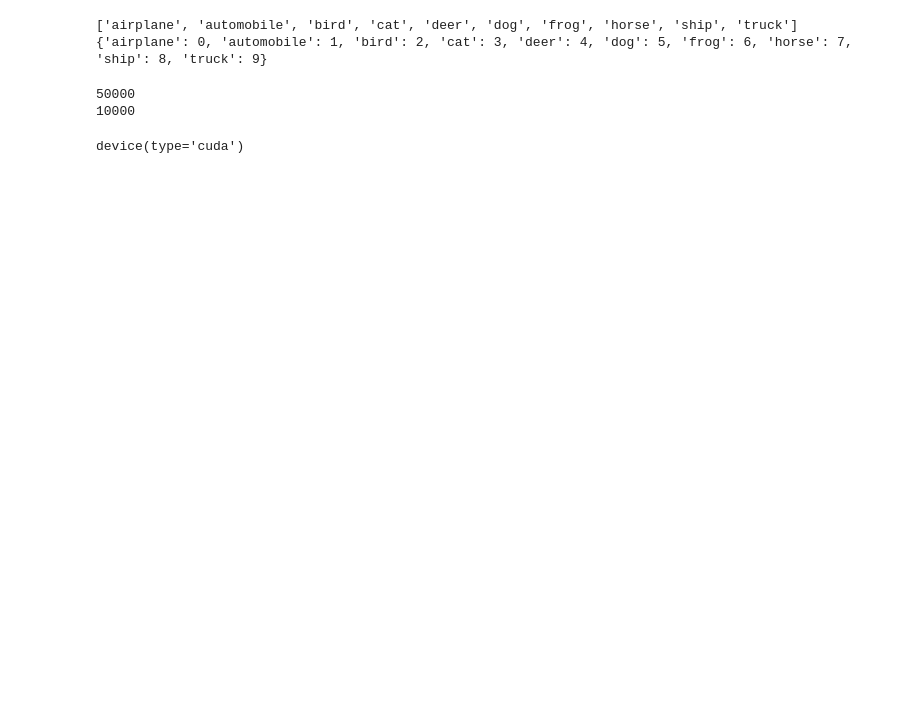
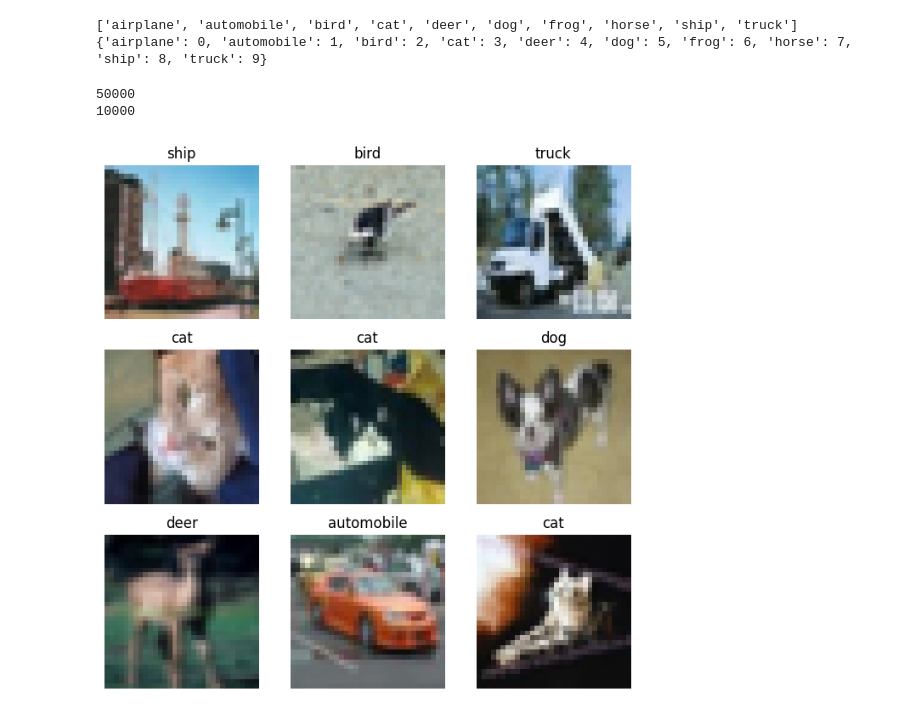
Before and after one commit to rainwnssystem/dl-learn, a Jupyter notebook: cnn_pytorch_cifar10.ipynb, the cells around one changed output. Saved outputs shown, nothing was run; the diff lists cells and outputs as text; code cells hidden in the pictures; blank space fills up the shorter version.

Commit message:
refactor: improve the cnn examples of the CIFAR-10 & MNIST datasets

```diff
--- a/cnn_pytorch_cifar10.ipynb
+++ b/cnn_pytorch_cifar10.ipynb
@@ -28,15 +84,31 @@ print(len(test_dataset))
 # %% [output]
 50000
 10000
-# %%
-def get_default_device():
-    if torch.cuda.is_available():
-        return torch.device('cuda')
-    else:
-        return torch.device('cpu')
-
-
-device = get_default_device()
-device
-# %% [output]
-device(type='cuda')
+# %%
+labels = {
+  0: 'airplane',
+  1: 'automobile',
+  2: 'bird',
+  3: 'cat',
+  4: 'deer',
+  5: 'dog',
+  6: 'frog',
+  7: 'horse',
+  8: 'ship',
+  9: 'truck'
+}
+
+pre = datasets.ImageFolder(root='./datasets/cifar10/train', transform=transforms.ToTensor())
+
+figure = plt.figure(figsize=(8, 8))
+for i in range(1, 10):
+  idx = torch.randint(len(pre), size=(1, )).item()
+  img, label = pre[idx]
+  figure.add_subplot(3, 3, i)
+  plt.title(labels[label])
+  plt.axis('off')
+  plt.imshow(img.permute(1, 2, 0))
+
+plt.show()
+# %% [output]
+[figure, added]
```
Also changed, not shown: parts of 12 cells of this notebook, 1 other file.
